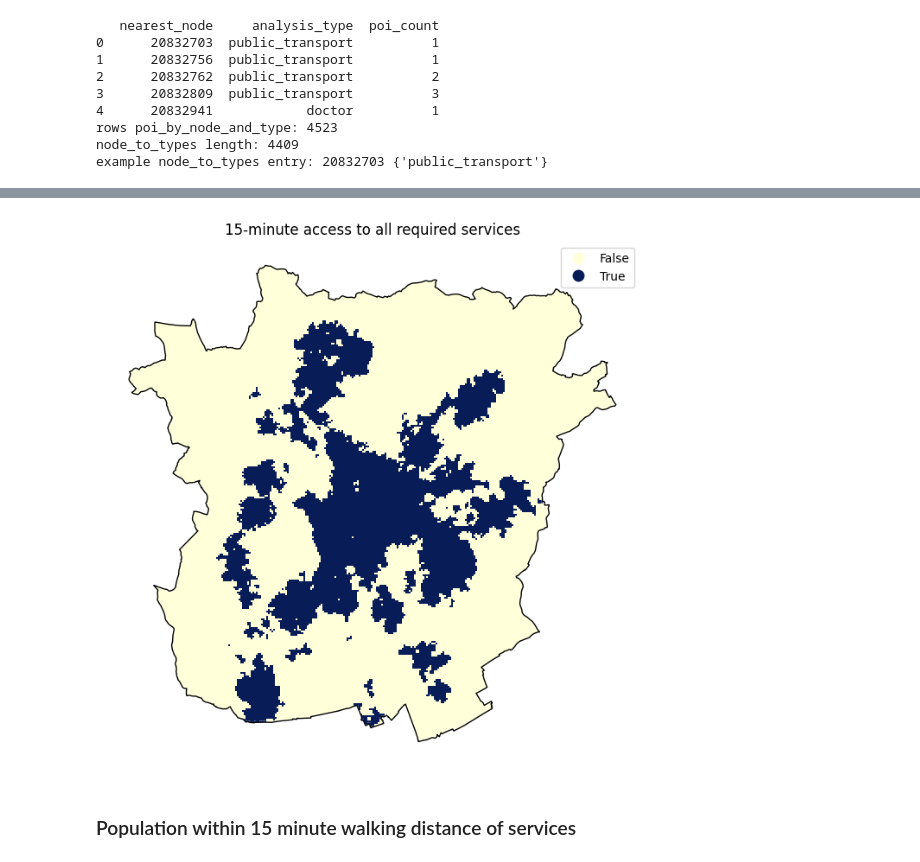
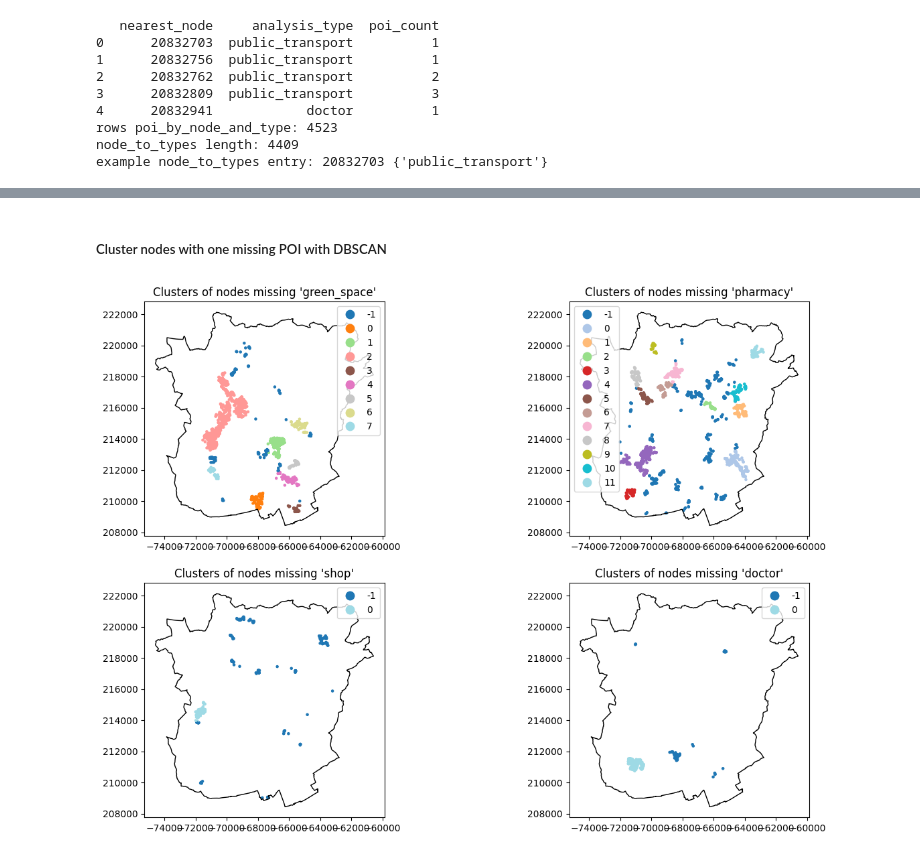
Before and after one commit to VitaDuit/GIS2_Group3_FinalProject, a Jupyter notebook: Group3_FinalProject.ipynb, the cells around one changed output, grey strips where cells are left out. Cells and saved outputs as stored; diff of their text form; code cells hidden in the pictures.

```diff
--- a/Group3_FinalProject.ipynb
+++ b/Group3_FinalProject.ipynb
@@ -764,23 +880,43 @@ Share of area within 15 min of all services: 0.26238512131427705
-# %%
-fig, ax = plt.subplots(figsize=(8, 8))
-
-# Plot grid, colored by served True/False
-grid_gdf.plot(
-    column="served",
-    categorical=True,
-    cmap="YlGnBu",       # blue = served, yellow = not
-    legend=True,
-    ax=ax,
-    edgecolor="none"
-)
-
-# Overlay Graz boundary
-gdf_graz.boundary.plot(ax=ax, color="black", linewidth=1)
-
-ax.set_title("15-minute access to all required services")
-ax.set_axis_off()
-plt.show()
-# %% [output]
-[figure, removed]
-# %% [markdown]
-### Population within 15 minute walking distance of services
+# %% [markdown]
+##### Cluster nodes with one missing POI with DBSCAN
+# %%
+# Split nodes by missing type
+
+types = nodes_analysis_residential["missing_type"].unique()
+
+clusters_per_type = {}
+for t in types:
+    subset = nodes_analysis_residential[nodes_analysis_residential["missing_type"] == t].copy()
+    clusters_per_type[t] = subset
+# %%
+# Spatial clustering with DBSCAN
+
+eps = 400  # radius of the neighborhood in meters
+min_samples = 50  # minimum nr. of nodes to form a cluster, adjust this for different results!!
+
+for t, g in clusters_per_type.items():
+    coords = np.vstack([g.geometry.x.values, g.geometry.y.values]).T  # Create coordinate stack for DBSCAN
+
+    db = DBSCAN(eps=eps, min_samples=min_samples)
+    labels = db.fit_predict(coords)   # -1 = noise
+
+    clusters_per_type[t]["cluster_id"] = labels  # which local cluster each node belongs to
+# %%
+# Plot clusters for each missing type
+fig, axs = plt.subplots(2, 2, figsize=(15, 10))
+for i, (t, g) in enumerate(clusters_per_type.items()):
+    ax = axs[i // 2, i % 2]
+    gdf_graz.boundary.plot(ax=ax, edgecolor="black", linewidth=1)
+
+    g.plot(
+        ax=ax,
+        column="cluster_id",
+        categorical=True,
+        legend=True,
+        markersize=5,
+        cmap="tab20"
+    )
+
+    ax.set_title(f"Clusters of nodes missing '{t}'")
+# %% [output]
+[figure, added]
```
Also changed, not shown: parts of 25 cells of this notebook.
